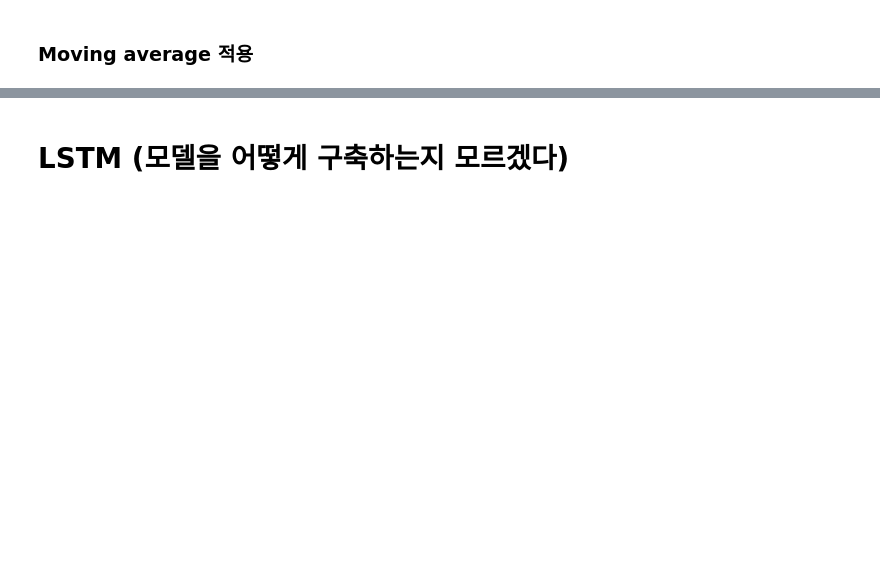
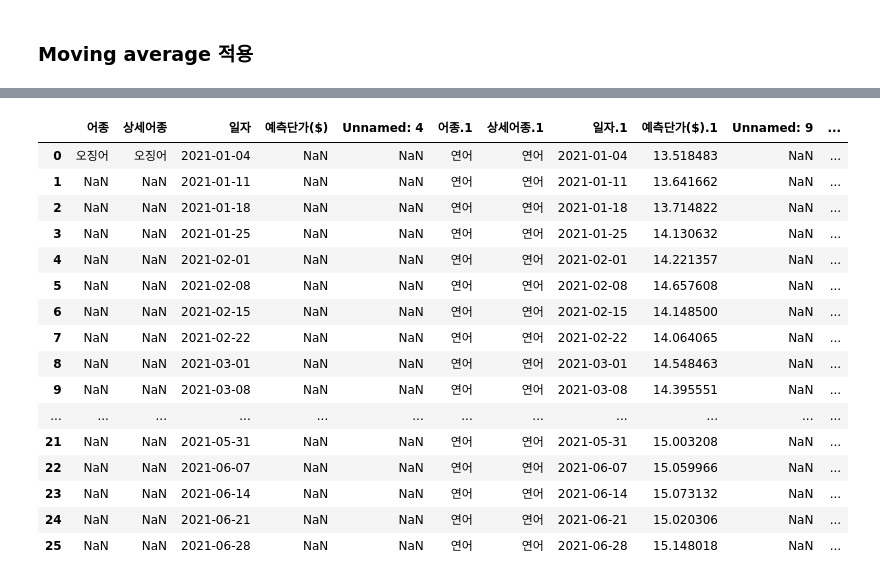
Before and after one commit to qkrwjdduf159/BigContest, a Jupyter notebook: final_analysis(연어).ipynb, the cells around one changed output, grey strips where cells are left out. Cells and saved outputs as stored; diff of their text form; code cells hidden in the pictures; blank space fills up the shorter version.

```diff
--- a/final_analysis(연어).ipynb
+++ b/final_analysis(연어).ipynb
@@ -705,7 +856,7 @@ target = val.groupby('기준일')['target'].mean().reset_index()[:26]
 val_data['target'] = y_pred
 # %%
 final_train = pd.concat([train_data, val_data], axis = 0)
-final_train['moving_average'] = final_train['target'].rolling(4).mean()
+final_train['moving_average'] = final_train['target'].rolling(5).mean()
 final_train = final_train.dropna()
 # %%
 train_data = final_train[final_train['기준일'] < '2020']
@@ -781,7 +963,7 @@ rfg = RandomForestRegressor(random_state = 42)
 gb = GradientBoostingRegressor(random_state = 42)
 
 
-vo_reg = VotingRegressor(estimators = [('lr',lr),('lgb',lgb),('cat',cat),('xgb',xgb),('ridge',ridge),('rfg',rfg),('gb',gb)], n_jobs = 3)
+vo_reg = VotingRegressor(estimators = [('lr',lr),('lgb',lgb),('cat',cat),('xgb',xgb),('ridge',ridge),('rfg',rfg),('gb',gb)])
 vo_reg.fit(X_train, y_train)
 y_pred = vo_reg.predict(X_test)
 
@@ -858,7 +1048,7 @@ test_data['target'] = y_pred
 
 final_data = pd.concat([data, test_data], axis = 0)
 
-final_data['moving_average'] = final_data['target'].rolling(4).mean()
+final_data['moving_average'] = final_data['target'].rolling(5).mean()
 
 train_data = final_data[final_data['기준일'] < '2021']
 
@@ -869,4 +1059,4 @@ train_data = train_data.dropna()
 test_data = test_data.reset_index(drop = True)
 test_data.drop('target', axis = 1, inplace = True)
 # %%
-print(run_submit_model(train_data = train_data, test_data = test_data))
+y_pred = run_submit_model(train_data = train_data, test_data = test_data)
@@ -873,2 +1070,0 @@ print(run_submit_model(train_data = train_data, test_data = test_data))
-# %% [markdown]
-# LSTM (모델을 어떻게 구축하는지 모르겠다)
@@ -936,0 +1071,23 @@ print(run_submit_model(train_data = train_data, test_data = test_data))
+# %%
+test['어종.1'] = '연어'
+test['상세어종.1'] = '연어'
+test['예측단가($).1'] = y_pred
+test
+# %% [output]
+|  | 어종 | 상세어종 | 일자 | 예측단가($) | Unnamed: 4 | 어종.1 | 상세어종.1 | 일자.1 | 예측단가($).1 | Unnamed: 9 | ... |
+| 0 | 오징어 | 오징어 | 2021-01-04 | NaN | NaN | 연어 | 연어 | 2021-01-04 | 13.518483 | NaN | ... |
+| 1 | NaN | NaN | 2021-01-11 | NaN | NaN | 연어 | 연어 | 2021-01-11 | 13.641662 | NaN | ... |
+| 2 | NaN | NaN | 2021-01-18 | NaN | NaN | 연어 | 연어 | 2021-01-18 | 13.714822 | NaN | ... |
+| 3 | NaN | NaN | 2021-01-25 | NaN | NaN | 연어 | 연어 | 2021-01-25 | 14.130632 | NaN | ... |
+| 4 | NaN | NaN | 2021-02-01 | NaN | NaN | 연어 | 연어 | 2021-02-01 | 14.221357 | NaN | ... |
+| 5 | NaN | NaN | 2021-02-08 | NaN | NaN | 연어 | 연어 | 2021-02-08 | 14.657608 | NaN | ... |
+| 6 | NaN | NaN | 2021-02-15 | NaN | NaN | 연어 | 연어 | 2021-02-15 | 14.148500 | NaN | ... |
+| 7 | NaN | NaN | 2021-02-22 | NaN | NaN | 연어 | 연어 | 2021-02-22 | 14.064065 | NaN | ... |
+| 8 | NaN | NaN | 2021-03-01 | NaN | NaN | 연어 | 연어 | 2021-03-01 | 14.548463 | NaN | ... |
+| 9 | NaN | NaN | 2021-03-08 | NaN | NaN | 연어 | 연어 | 2021-03-08 | 14.395551 | NaN | ... |
+| ... | ... | ... | ... | ... | ... | ... | ... | ... | ... | ... | ... |
+| 21 | NaN | NaN | 2021-05-31 | NaN | NaN | 연어 | 연어 | 2021-05-31 | 15.003208 | NaN | ... |
+| 22 | NaN | NaN | 2021-06-07 | NaN | NaN | 연어 | 연어 | 2021-06-07 | 15.059966 | NaN | ... |
+| 23 | NaN | NaN | 2021-06-14 | NaN | NaN | 연어 | 연어 | 2021-06-14 | 15.073132 | NaN | ... |
+| 24 | NaN | NaN | 2021-06-21 | NaN | NaN | 연어 | 연어 | 2021-06-21 | 15.020306 | NaN | ... |
+| 25 | NaN | NaN | 2021-06-28 | NaN | NaN | 연어 | 연어 | 2021-06-28 | 15.148018 | NaN | ... |
```
Also changed, not shown: parts of 27 cells of this notebook.
